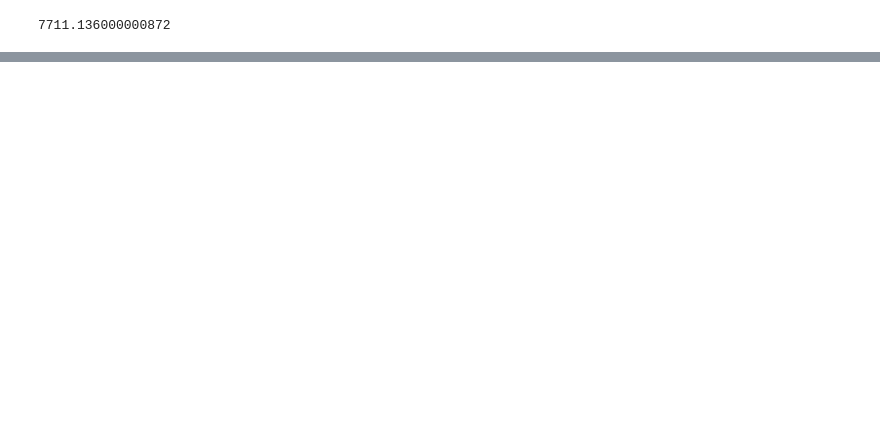
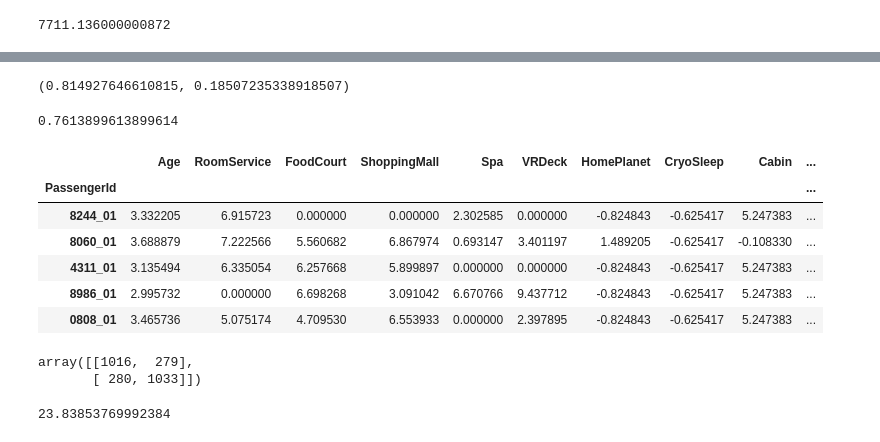
Before and after one commit to qSergio/lost_in_space, a Jupyter notebook: First_nb.ipynb, the cells around one changed output, grey strips where cells are left out. Cells and saved outputs as stored; diff of their text form; code cells hidden in the pictures; blank space fills up the shorter version.

```diff
--- a/First_nb.ipynb
+++ b/First_nb.ipynb
@@ -305,5 +317,5 @@ df[df['RoomService']>0]['RoomService'].hist()
 # %%
-X = df[num_cols]
+X = df[num_cols+cat_cols]
 y = df['target']
 # %%
 from sklearn.model_selection import train_test_split
@@ -325,0 +343,5 @@ from sklearn import metrics
+# %%
+ordinal_enc = OrdinalEncoder(handle_unknown="use_encoded_value",
+                             unknown_value = 9999)
+# %%
+x_train[cat_cols] = ordinal_enc.fit_transform(x_train[cat_cols])
@@ -330,5 +355,7 @@ dt = DecisionTreeClassifier(ccp_alpha=9e-05,
                             #max_features=12,
                             random_state=2022)
+# %%
+x_test[cat_cols] = ordinal_enc.transform(x_test[cat_cols])
 # %%
 dt.fit(x_train, y_train)
 
@@ -355,0 +405,18 @@ array([[ 890,  405],
+# %%
+1070/1313, 243/1313
+# %% [output]
+(0.814927646610815, 0.18507235338918507)
+# %%
+986/1295
+# %% [output]
+0.7613899613899614
+# %%
+x_test.head()
+# %% [output]
+|  | Age | RoomService | FoodCourt | ShoppingMall | Spa | VRDeck | HomePlanet | CryoSleep | Cabin | ... |
+| PassengerId |  |  |  |  |  |  |  |  |  | ... |
+| 8244_01 | 3.332205 | 6.915723 | 0.000000 | 0.000000 | 2.302585 | 0.000000 | -0.824843 | -0.625417 | 5.247383 | ... |
+| 8060_01 | 3.688879 | 7.222566 | 5.560682 | 6.867974 | 0.693147 | 3.401197 | 1.489205 | -0.625417 | -0.108330 | ... |
+| 4311_01 | 3.135494 | 6.335054 | 6.257668 | 5.899897 | 0.000000 | 0.000000 | -0.824843 | -0.625417 | 5.247383 | ... |
+| 8986_01 | 2.995732 | 0.000000 | 6.698268 | 3.091042 | 6.670766 | 9.437712 | -0.824843 | -0.625417 | 5.247383 | ... |
+| 0808_01 | 3.465736 | 5.075174 | 4.709530 | 6.553933 | 0.000000 | 2.397895 | -0.824843 | -0.625417 | 5.247383 | ... |
@@ -355,0 +428,9 @@ array([[ 890,  405],
+# %%
+cfm(y_test, x_test['corte052'])
+# %% [output]
+array([[1016,  279],
+       [ 280, 1033]])
+# %%
+313/1313 * 100
+# %% [output]
+23.83853769992384
```
Also changed, not shown: parts of 49 cells of this notebook, 1 other file.
